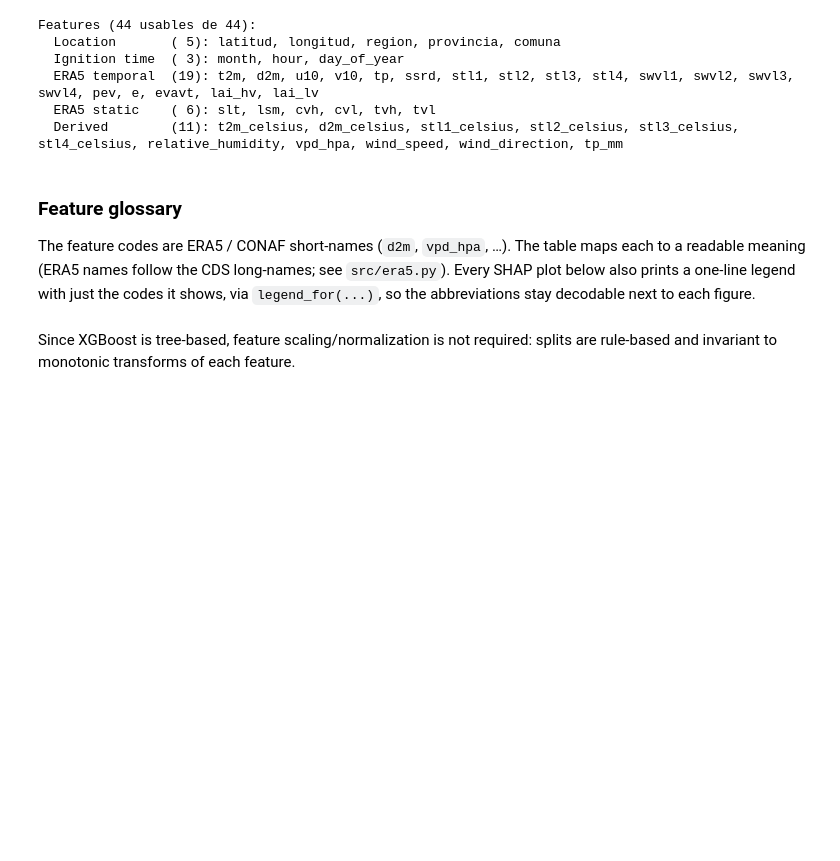
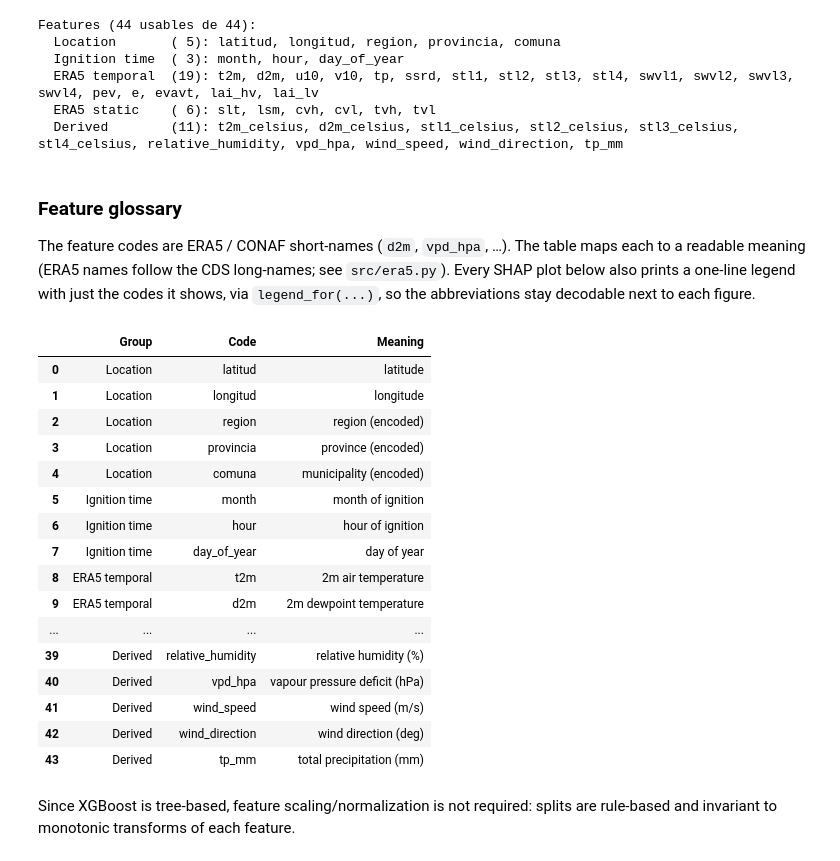
Before and after one commit to Luxar3-cmd/wildfires-project, a Jupyter notebook: modeling/Experiments.ipynb, the cells around one changed output. Saved outputs shown, nothing was run; the diff lists cells and outputs as text; code cells hidden in the pictures; blank space fills up the shorter version.

```diff
--- a/modeling/Experiments.ipynb
+++ b/modeling/Experiments.ipynb
@@ -137,33 +137,72 @@ FEATURE_GLOSSARY = {
     "stl1": "soil temperature level 1", "stl2": "soil temperature level 2",
     "stl3": "soil temperature level 3", "stl4": "soil temperature level 4",
     "swvl1": "volumetric soil water layer 1", "swvl2": "volumetric soil water layer 2",
     "swvl3": "volumetric soil water layer 3", "swvl4": "volumetric soil water layer 4",
     "pev": "potential evaporation", "e": "total evaporation",
     "evavt": "evaporation from vegetation transpiration",
     "lai_hv": "leaf area index, high vegetation", "lai_lv": "leaf area index, low vegetation",
     # ERA5 static
     "slt": "soil type", "lsm": "land-sea mask",
     "cvh": "high-vegetation cover", "cvl": "low-vegetation cover",
     "tvh": "type of high vegetation", "tvl": "type of low vegetation",
     # derived
     "t2m_celsius": "2m air temperature (°C)", "d2m_celsius": "2m dewpoint (°C)",
     "stl1_celsius": "soil temperature L1 (°C)", "stl2_celsius": "soil temperature L2 (°C)",
     "stl3_celsius": "soil temperature L3 (°C)", "stl4_celsius": "soil temperature L4 (°C)",
     "relative_humidity": "relative humidity (%)", "vpd_hpa": "vapour pressure deficit (hPa)",
     "wind_speed": "wind speed (m/s)", "wind_direction": "wind direction (deg)",
     "tp_mm": "total precipitation (mm)",
 }
 
 
 def legend_for(feats):
     """Return a compact 'code = meaning' legend string for the given feature codes."""
     return " · ".join(f"{f} = {FEATURE_GLOSSARY.get(f, f)}" for f in feats)
 
 
+def top_feats(values, k=12):
+    """Top-k feature codes by |SHAP|; accepts a 1-D instance row or a 2-D matrix."""
+    arr = np.abs(values)
+    if arr.ndim == 2:
+        arr = arr.mean(0)
+    return [cols[j] for j in np.argsort(-arr)[:k]]
+
+
+def shap_legend(feats, per_line=2):
+    """Stamp a 'code = meaning' legend box at the bottom of the current figure.
+
+    The box is drawn inside the figure (space reserved via subplots_adjust) so it is
+    part of the image and survives export.
+    """
+    items = [f"{f} = {FEATURE_GLOSSARY.get(f, f)}" for f in feats]
+    lines = ["    ".join(items[i:i + per_line]) for i in range(0, len(items), per_line)]
+    fig = plt.gcf()
+    fig.subplots_adjust(bottom=min(0.5, 0.10 + 0.05 * len(lines)))
+    fig.text(0.01, 0.01, "\n".join(lines), ha="left", va="bottom", fontsize=7)
+
+
 pd.DataFrame(
     [(g, f, FEATURE_GLOSSARY.get(f, f)) for g, fl in groups.items() for f in fl],
     columns=["Group", "Code", "Meaning"],
 )
+# %% [output]
+|  | Group | Code | Meaning |
+| 0 | Location | latitud | latitude |
+| 1 | Location | longitud | longitude |
+| 2 | Location | region | region (encoded) |
+| 3 | Location | provincia | province (encoded) |
+| 4 | Location | comuna | municipality (encoded) |
+| 5 | Ignition time | month | month of ignition |
+| 6 | Ignition time | hour | hour of ignition |
+| 7 | Ignition time | day_of_year | day of year |
+| 8 | ERA5 temporal | t2m | 2m air temperature |
+| 9 | ERA5 temporal | d2m | 2m dewpoint temperature |
+| ... | ... | ... | ... |
+| 39 | Derived | relative_humidity | relative humidity (%) |
+| 40 | Derived | vpd_hpa | vapour pressure deficit (hPa) |
+| 41 | Derived | wind_speed | wind speed (m/s) |
+| 42 | Derived | wind_direction | wind direction (deg) |
+| 43 | Derived | tp_mm | total precipitation (mm) |
 # %% [markdown]
 Since XGBoost is tree-based, feature scaling/normalization is not required: splits are rule-based and invariant to monotonic transforms of each feature.
 # %% [markdown]
```
Also changed, not shown: parts of 6 cells of this notebook.
